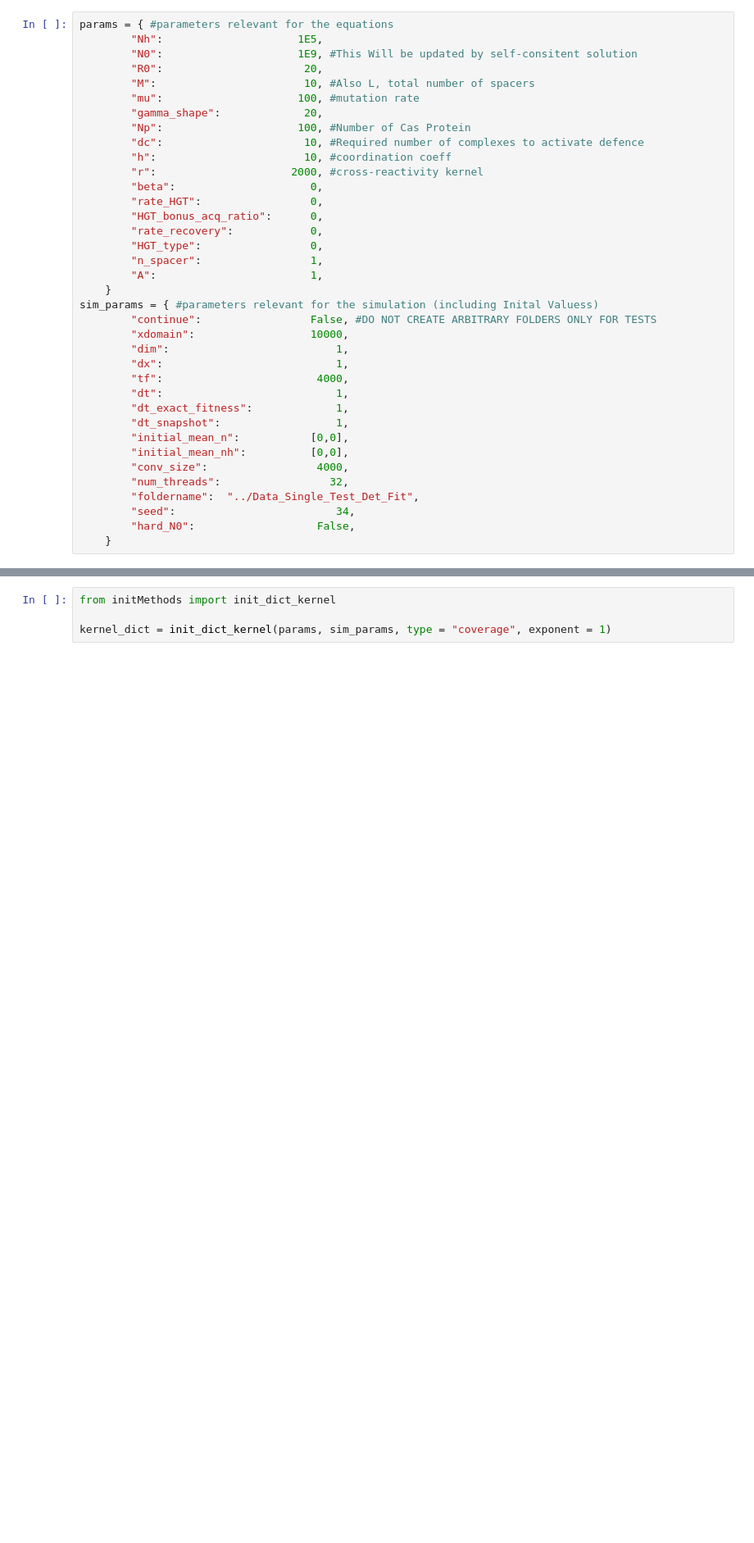
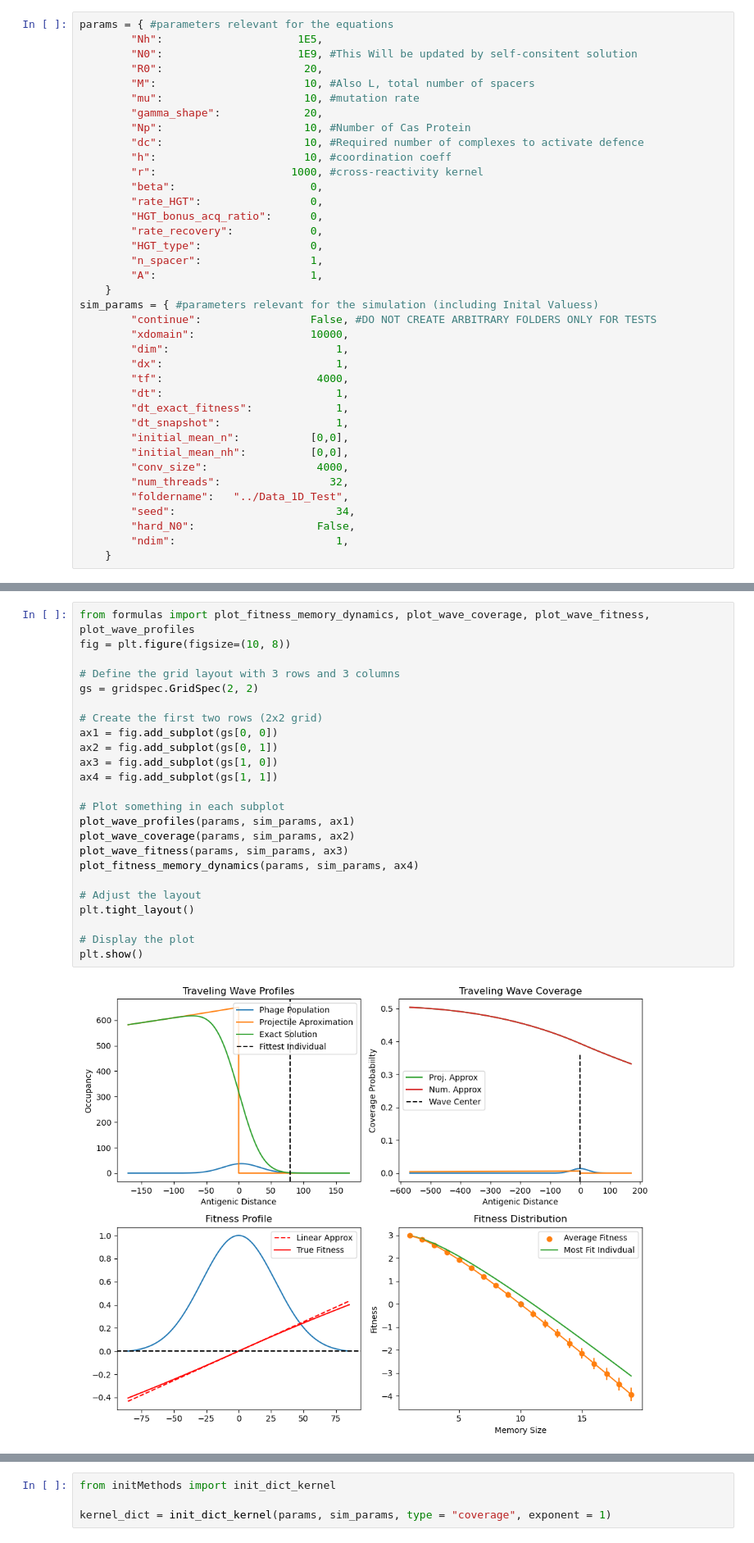
Before and after one commit to zhizhang1445/CRISPR_Sim, a Jupyter notebook: Long_Simulation/main1D.ipynb, the cells around one changed output, grey strips where cells are left out. Shown at 82% size. Saved outputs shown, nothing was run; the diff lists cells and outputs as text; blank space fills up the shorter version.

```diff
--- a/Long_Simulation/main1D.ipynb
+++ b/Long_Simulation/main1D.ipynb
@@ -25,12 +27,12 @@ params = { #parameters relevant for the equations
         "N0":                     1E9, #This Will be updated by self-consitent solution
         "R0":                      20,
         "M":                       10, #Also L, total number of spacers
-        "mu":                     100, #mutation rate
+        "mu":                      10, #mutation rate
         "gamma_shape":             20,
-        "Np":                     100, #Number of Cas Protein
+        "Np":                      10, #Number of Cas Protein
         "dc":                      10, #Required number of complexes to activate defence
         "h":                       10, #coordination coeff
-        "r":                     2000, #cross-reactivity kernel
+        "r":                     1000, #cross-reactivity kernel
         "beta":                     0,
         "rate_HGT":                 0,
         "HGT_bonus_acq_ratio":      0,
@@ -52,9 +54,10 @@ sim_params = { #parameters relevant for the simulation (including Inital Valuess
         "initial_mean_nh":          [0,0],
         "conv_size":                 4000,
         "num_threads":                 32,
-        "foldername":  "../Data_Single_Test_Det_Fit",
+        "foldername":   "../Data_1D_Test",
         "seed":                         34,
         "hard_N0":                   False,
+        "ndim":                         1,
     }
 # %%
 params, sim_params = init_cond(params, sim_params)
@@ -68 +77,27 @@ except FileNotFoundError:
+# %%
+from formulas import plot_fitness_memory_dynamics, plot_wave_coverage, plot_wave_fitness, plot_wave_profiles
+fig = plt.figure(figsize=(10, 8))
+
+# Define the grid layout with 3 rows and 3 columns
+gs = gridspec.GridSpec(2, 2)
+
+# Create the first two rows (2x2 grid)
+ax1 = fig.add_subplot(gs[0, 0])
+ax2 = fig.add_subplot(gs[0, 1])
+ax3 = fig.add_subplot(gs[1, 0])
+ax4 = fig.add_subplot(gs[1, 1])
+
+# Plot something in each subplot
+plot_wave_profiles(params, sim_params, ax1)
+plot_wave_coverage(params, sim_params, ax2)
+plot_wave_fitness(params, sim_params, ax3)
+plot_fitness_memory_dynamics(params, sim_params, ax4)
+
+# Adjust the layout
+plt.tight_layout()
+
+# Display the plot
+plt.show()
+# %% [output]
+[figure, added]
 # %%
```
Also changed, not shown: parts of 11 cells of this notebook, 11 other files.
